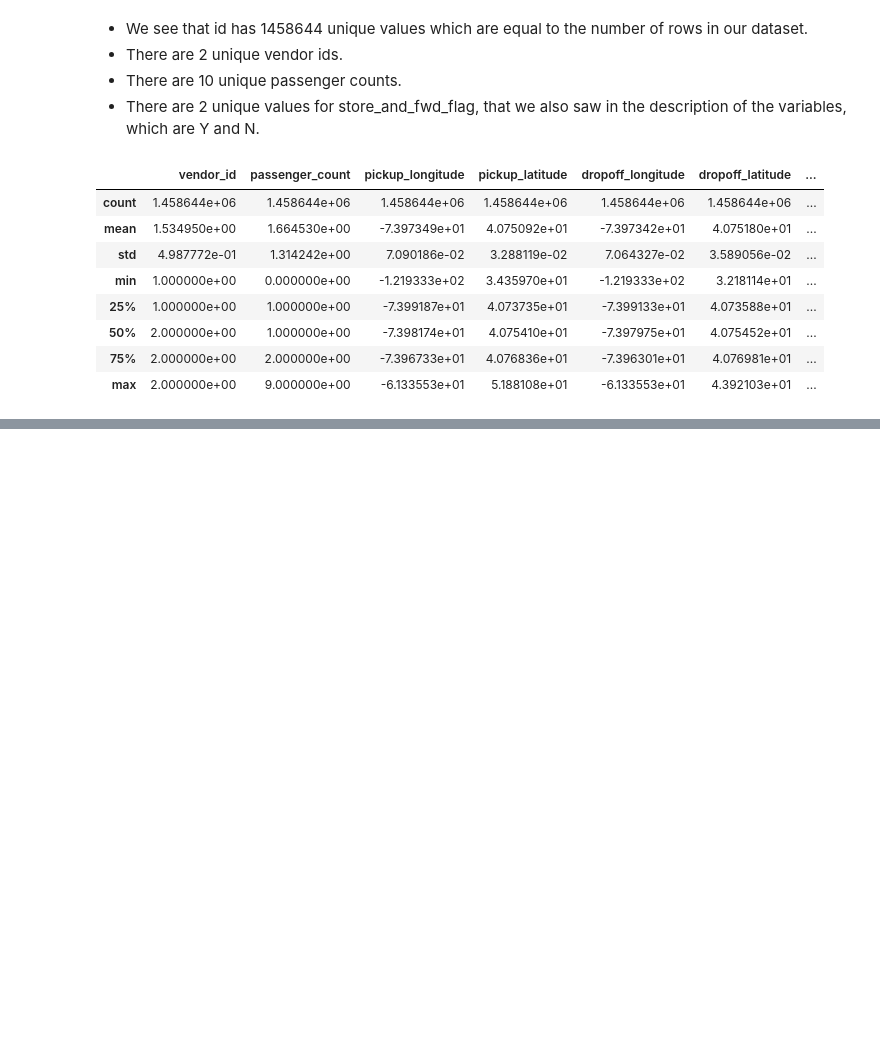
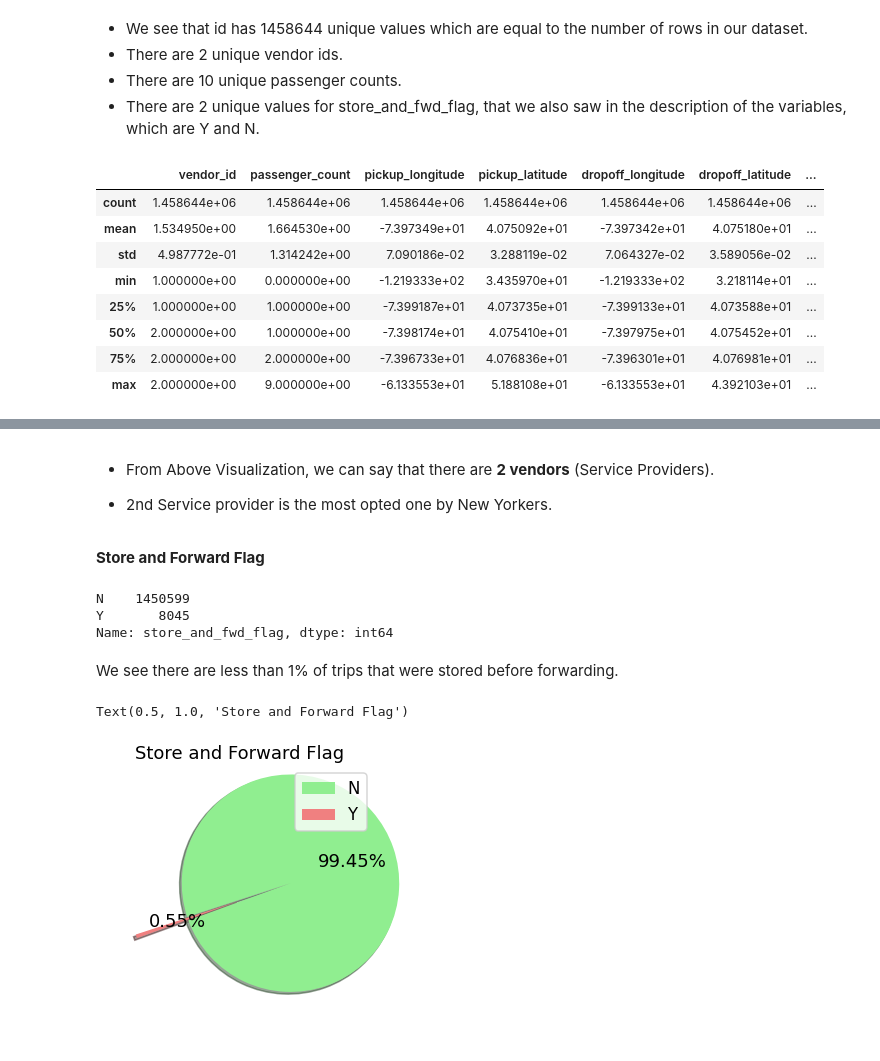
Before and after one commit to avinashyadav11/NYC-Taxi-Trip-Time-Prediction-ML, a Jupyter notebook: NYC_Taxi_Trip_Time_Prediction_Capstone_Project.ipynb, the cells around one changed output, grey strips where cells are left out. Cells and saved outputs as stored; diff of their text form; code cells hidden in the pictures; blank space fills up the shorter version.

```diff
--- a/NYC_Taxi_Trip_Time_Prediction_Capstone_Project.ipynb
+++ b/NYC_Taxi_Trip_Time_Prediction_Capstone_Project.ipynb
@@ -194,0 +350,25 @@ df.describe() #statistical summary of our data set for numeric data column
+# %% [markdown]
+- From Above Visualization, we can say that there are **2 vendors** (Service Providers).
+
+
+- 2nd Service provider is the most opted one by New Yorkers.
+# %% [markdown]
+**Store and Forward Flag**
+# %%
+df['store_and_fwd_flag'].value_counts()
+# %% [output]
+N    1450599
+Y       8045
+Name: store_and_fwd_flag, dtype: int64
+# %% [markdown]
+We see there are less than 1% of trips that were stored before forwarding.
+# %%
+#Store & Forward flag
+
+plt.figure(figsize=(5,5))
+plt.pie(df['store_and_fwd_flag'].value_counts(), colors=['lightgreen', 'lightcoral'], shadow=True, explode=[0.5,0], autopct='%1.2f%%', startangle=200)
+plt.legend(labels=['N','Y'])
+plt.title("Store and Forward Flag")
+# %% [output]
+Text(0.5, 1.0, 'Store and Forward Flag')
+[figure, added]
```
Also changed, not shown: parts of 47 cells of this notebook.
